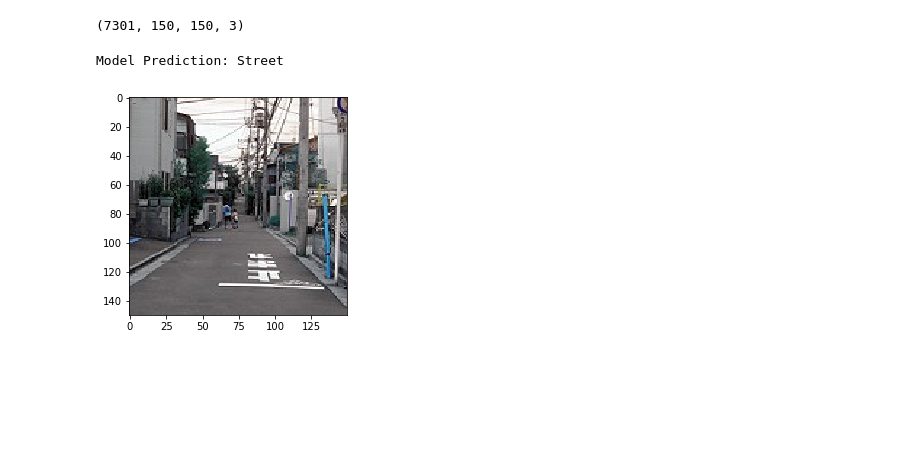
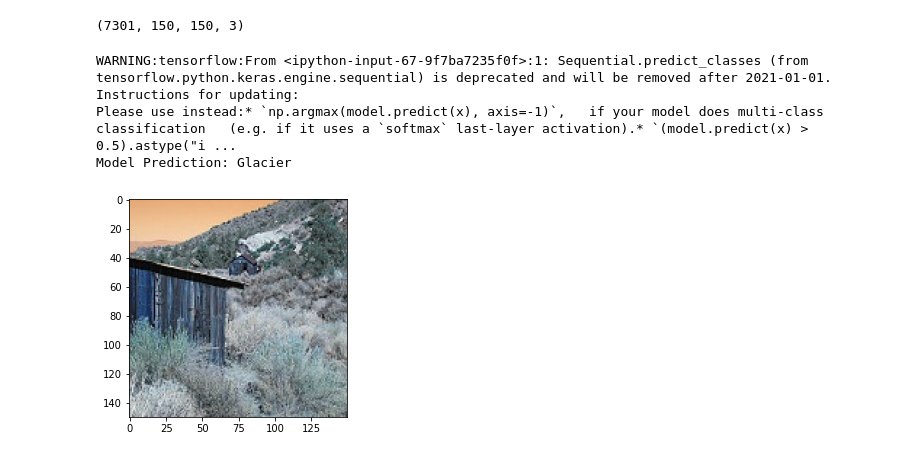
Before and after one commit to siddarth99/Intel_multiclass_image_classification, a Jupyter notebook: intel_image_classifier.ipynb, the cells around one changed output. Saved outputs shown, nothing was run; the diff lists cells and outputs as text; code cells hidden in the pictures; blank space fills up the shorter version.

```diff
--- a/intel_image_classifier.ipynb
+++ b/intel_image_classifier.ipynb
@@ -52,27 +118,23 @@ images = images.astype('float32')
 images /= 255.0
 # %%
 model = models.Sequential()
-model.add(layers.Conv2D(filters = 96, kernel_size=(7,7), strides=(2,2), activation='relu', input_shape=(150,150,3)))
+model.add(layers.Conv2D(filters = 64, kernel_size=(7,7), strides=(2,2), activation='relu', input_shape=(150,150,3)))
 model.add(layers.BatchNormalization())
 model.add(layers.MaxPool2D(pool_size=(3,3), strides=(2,2)))
-model.add(layers.Conv2D(filters=128, kernel_size=(3,3), strides=(1,1), activation='relu', padding='same'))
+model.add(layers.Conv2D(filters=96, kernel_size=(3,3), strides=(1,1), activation='relu', padding='same'))
 model.add(layers.BatchNormalization())
 model.add(layers.MaxPool2D(pool_size=(3,3), strides=(2,2)))
-model.add(layers.Conv2D(filters=256,kernel_size=(3,3), strides=(1,1), activation='relu', padding='same'))
+model.add(layers.Conv2D(filters=128,kernel_size=(3,3), strides=(1,1), activation='relu', padding='same'))
 model.add(layers.BatchNormalization())
 model.add(layers.MaxPool2D(pool_size=(3,3), strides=(2,2)))
-model.add(layers.Conv2D(filters=192, kernel_size=(2,2), strides=(1,1), activation='relu', padding='same'))
+model.add(layers.Conv2D(filters=156, kernel_size=(2,2), strides=(1,1), activation='relu', padding='same'))
 model.add(layers.BatchNormalization())
-model.add(layers.Conv2D(filters=128, kernel_size=(3,3), strides=(1,1), activation='relu', padding='valid'))
-model.add(layers.BatchNormalization())
-model.add(layers.MaxPool2D(pool_size=(3,3), strides=(1,1)))
+model.add(layers.MaxPool2D(pool_size=(3,3), strides=(2,2)))
 model.add(layers.Flatten())
 model.add(layers.Dense(128, activation='relu'))
-model.add(layers.Dropout(0.3))
-model.add(layers.Dense(96, activation='relu'))
-model.add(layers.Dropout(0.4))
-model.add(layers.Dense(64, activation='relu'))
-model.add(layers.Dropout(0.2))
+model.add(layers.Dropout(0.5))
+model.add(layers.Dense(72, activation='relu'))
+model.add(layers.Dropout(0.5))
 model.add(layers.Dense(6, activation='softmax'))
 # %%
 model.compile(optimizer=keras.optimizers.Adam(), loss=keras.losses.CategoricalCrossentropy(), metrics=['accuracy'])
@@ -97,4 +159,4 @@ Non-trainable params: 1,600
 _________________________________________________________________
 # %%
-trained = model.fit(images, labels, epochs = 50, validation_split = 0.10)
+trained = model.fit(images, labels, epochs =64 ,validation_split = 0.1, batch_size=32)
 # %% [output]
@@ -136,0 +199,2 @@ plt.show()
+# %%
+trained = model.fit(images, labels, epochs =1 ,validation_split = 0.1, batch_size=32)
@@ -155,5 +217,5 @@ model.evaluate(test_images, test_labels, verbose = 1)
 # %%
-pred_images, pred_labels = get_images('G:\deep learning\Intel_natural_image_classifier\seg_pred')
+pred_images, pred_labels = get_images('/content/sample_data/seg_pred')
 pred_images = np.array(pred_images)
 pred_images.shape
 # %% [output]
@@ -163,22 +225,25 @@ pred_image = pred_images[1:30]
 pred_image = pred_image.astype('float32')
 pred_image /= 255.0
 # %%
-pred_class = model.predict_classes(np.array([pred_images[0]]))
-plt.imshow(pred_images[0])
+pred_class = model.predict_classes(np.array([pred_images[3]]))
+plt.imshow(pred_images[3])
 prediction = "none"
 if(pred_class == 0):
     prediction = "Building"
 elif(pred_class == 1):
     prediction = "Forest"
 elif(pred_class == 2):
     prediction = "Glacier"
 elif(pred_class == 3):
     prediction = "Mountain"
 elif(pred_class == 4):
     prediction = 'Sea'
 elif(pred_class == 5):
     prediction = "Street"
 print("Model Prediction: " + prediction)
 # %% [output]
-Model Prediction: Street
+WARNING:tensorflow:From <ipython-input-67-9f7ba7235f0f>:1: Sequential.predict_classes (from tensorflow.python.keras.engine.sequential) is deprecated and will be removed after 2021-01-01.
+Instructions for updating:
+Please use instead:* `np.argmax(model.predict(x), axis=-1)`,   if your model does multi-class classification   (e.g. if it uses a `softmax` last-layer activation).* `(model.predict(x) > 0.5).astype("i ...
+Model Prediction: Glacier
-[figure, old version]
+[figure, new version]
```
Also changed, not shown: parts of 22 cells of this notebook.
